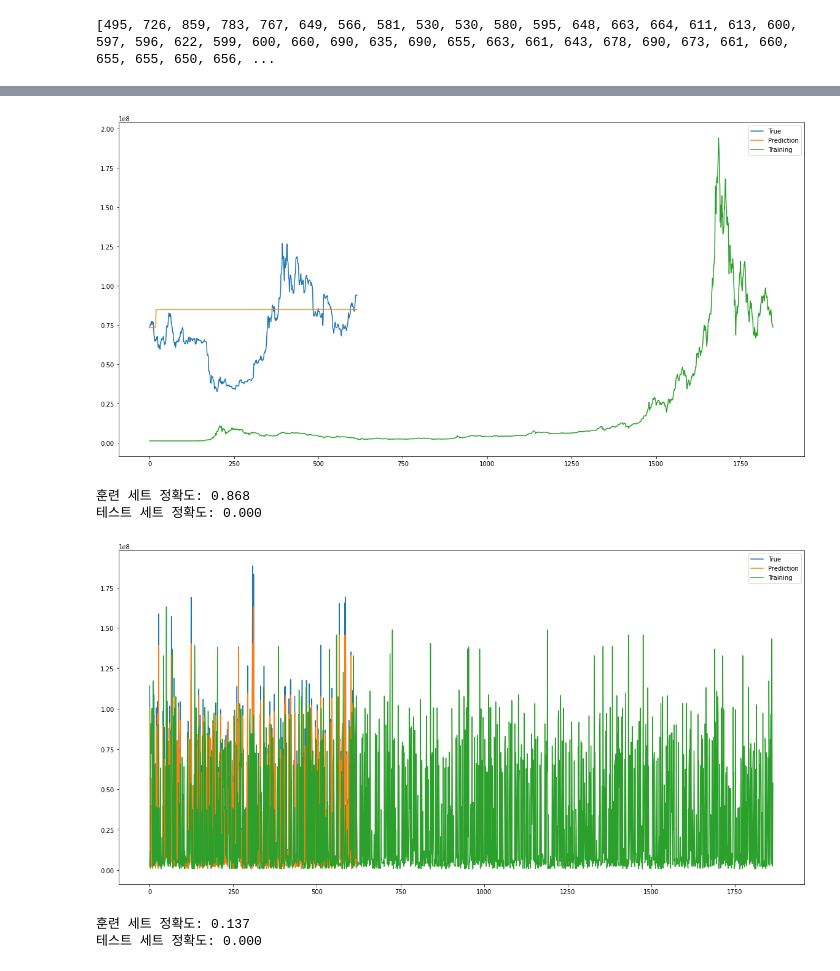
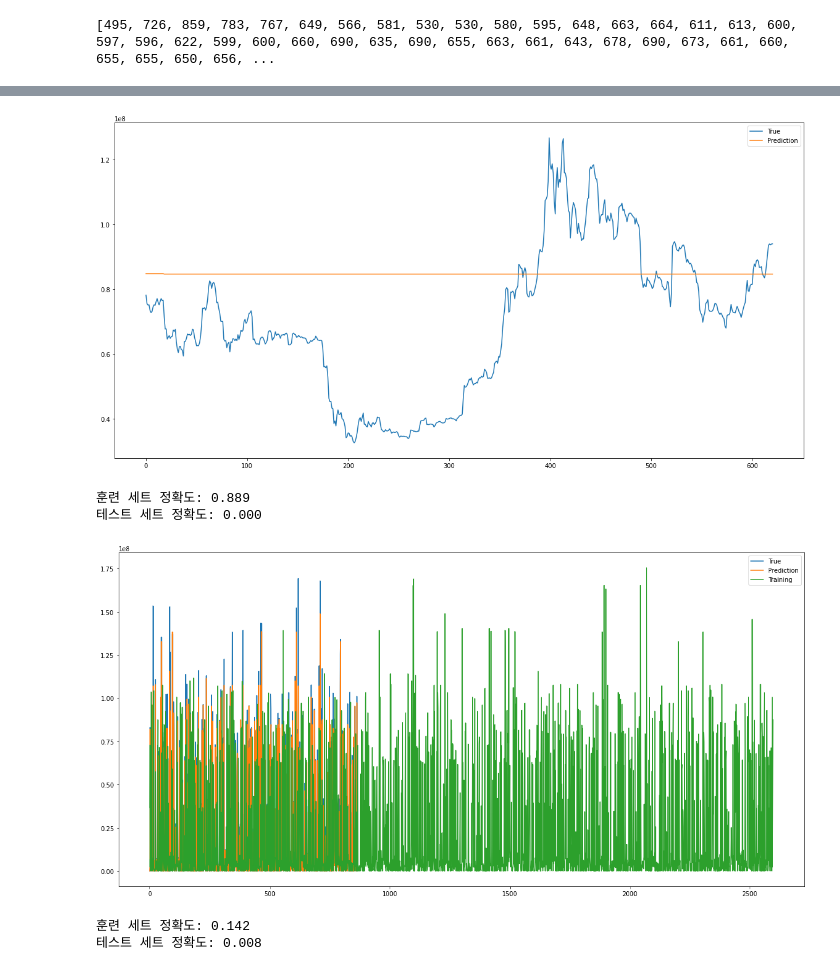
Before and after one commit to artistic100one/machinelearning, a Jupyter notebook: ML Project/Untitled2.ipynb, the cells around one changed output, grey strips where cells are left out. Cells and saved outputs as stored; diff of their text form; code cells hidden in the pictures.

```diff
--- a/ML Project/Untitled2.ipynb
+++ b/ML Project/Untitled2.ipynb
@@ -117,7 +117,7 @@ print(prices)
 # %% [output]
 [495, 726, 859, 783, 767, 649, 566, 581, 530, 530, 580, 595, 648, 663, 664, 611, 613, 600, 597, 596, 622, 599, 600, 660, 690, 635, 690, 655, 663, 661, 643, 678, 690, 673, 661, 660, 655, 655, 650, 656, ...
 # %%
-seq_len = 1024
+seq_len = 10
 # %%
 seq_prices = []
 pre_prices = []
@@ -200,24 +189,22 @@ print("테스트 세트 정확도: {:.3f}".format(knn.score(test_seq_prices, tes
 # %%
 svc = SVC(C=3000)
 svc.fit(train_seq_prices, train_pre_prices)
 
 pred = svc.predict(test_seq_prices)
-pred_train = svc.predict(train_seq_prices)
 
 fig = plt.figure(facecolor='white', figsize=(20, 10))
 ax = fig.add_subplot(111)
 ax.plot(test_pre_prices, label='True')
 ax.plot(pred, label='Prediction')
-ax.plot(pred_train, label='Training')
 ax.legend()
 plt.show()
 # %% [output]
-[figure, old version]
+[figure, new version]
 # %%
 print("훈련 세트 정확도: {:.3f}".format(svc.score(train_seq_prices, train_pre_prices)))
 print("테스트 세트 정확도: {:.3f}".format(svc.score(test_seq_prices, test_pre_prices)))
 # %% [output]
-훈련 세트 정확도: 0.868
+훈련 세트 정확도: 0.889
 테스트 세트 정확도: 0.000
 # %%
 X_train, X_test, y_train, y_test = train_test_split(seq_prices, pre_prices, test_size = 0.25, random_state = 0)
@@ -236,13 +223,13 @@ ax.plot(pred_train, label='Training')
 ax.legend()
 plt.show()
 # %% [output]
-[figure, old version]
+[figure, new version]
 # %%
 print("훈련 세트 정확도: {:.3f}".format(knn.score(X_train, y_train)))
 print("테스트 세트 정확도: {:.3f}".format(knn.score(X_test, y_test)))
 # %% [output]
-훈련 세트 정확도: 0.137
-테스트 세트 정확도: 0.000
+훈련 세트 정확도: 0.142
+테스트 세트 정확도: 0.008
 # %%
 svc = SVC(C=10000)
 svc.fit(X_train, y_train)
```
Also changed, not shown: parts of 16 cells of this notebook, 3 other files.
